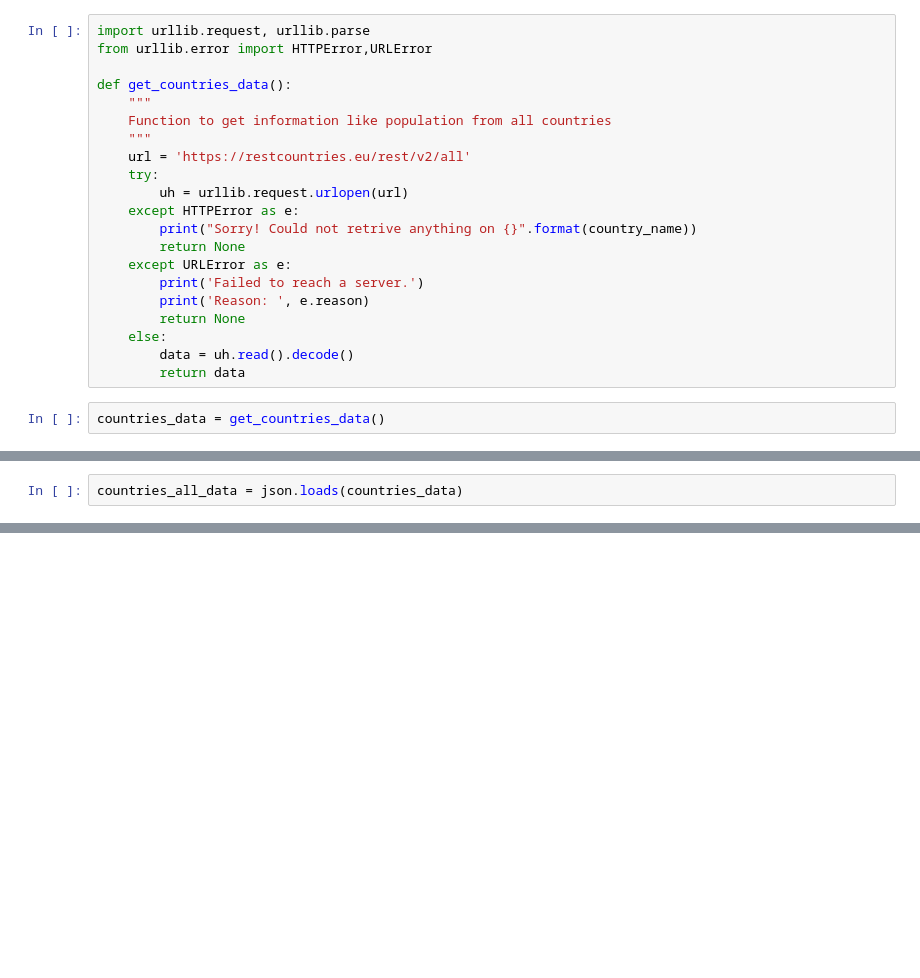
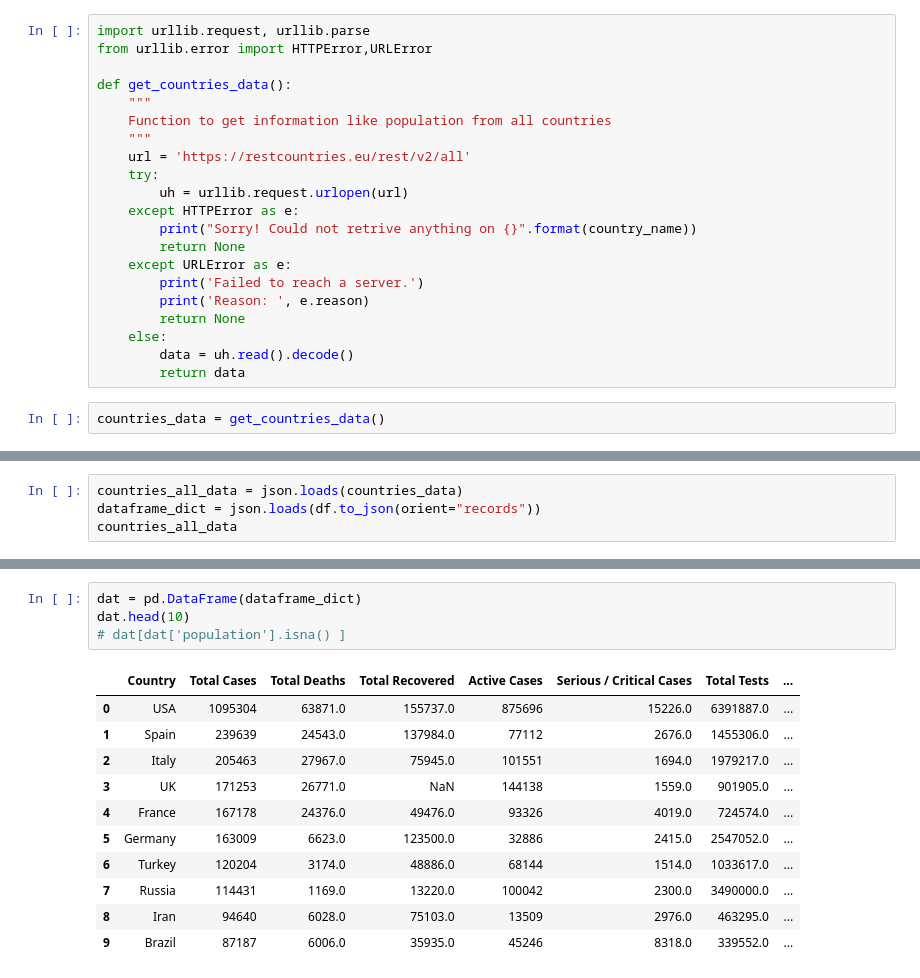
Before and after one commit to lapulgaatomica/covid_wrangling, a Jupyter notebook: WorldometerCovid.ipynb, the cells around one changed output, grey strips where cells are left out. Drawn from its saved outputs; the diff is of its cells as text; blank space fills up the shorter version.

```diff
--- a/WorldometerCovid.ipynb
+++ b/WorldometerCovid.ipynb
@@ -90,2 +60,4 @@ countries_data = get_countries_data()
 # %%
 countries_all_data = json.loads(countries_data)
+dataframe_dict = json.loads(df.to_json(orient="records"))
+countries_all_data
@@ -137,0 +171,16 @@ with_pop[210:240]
+# %%
+dat = pd.DataFrame(dataframe_dict)
+dat.head(10)
+# dat[dat['population'].isna() ]
+# %% [output]
+|  | Country | Total Cases | Total Deaths | Total Recovered | Active Cases | Serious / Critical Cases | Total Tests | ... |
+| 0 | USA | 1095304 | 63871.0 | 155737.0 | 875696 | 15226.0 | 6391887.0 | ... |
+| 1 | Spain | 239639 | 24543.0 | 137984.0 | 77112 | 2676.0 | 1455306.0 | ... |
+| 2 | Italy | 205463 | 27967.0 | 75945.0 | 101551 | 1694.0 | 1979217.0 | ... |
+| 3 | UK | 171253 | 26771.0 | NaN | 144138 | 1559.0 | 901905.0 | ... |
+| 4 | France | 167178 | 24376.0 | 49476.0 | 93326 | 4019.0 | 724574.0 | ... |
+| 5 | Germany | 163009 | 6623.0 | 123500.0 | 32886 | 2415.0 | 2547052.0 | ... |
+| 6 | Turkey | 120204 | 3174.0 | 48886.0 | 68144 | 1514.0 | 1033617.0 | ... |
+| 7 | Russia | 114431 | 1169.0 | 13220.0 | 100042 | 2300.0 | 3490000.0 | ... |
+| 8 | Iran | 94640 | 6028.0 | 75103.0 | 13509 | 2976.0 | 463295.0 | ... |
+| 9 | Brazil | 87187 | 6006.0 | 35935.0 | 45246 | 8318.0 | 339552.0 | ... |
```
Also changed, not shown: parts of 17 cells of this notebook.
